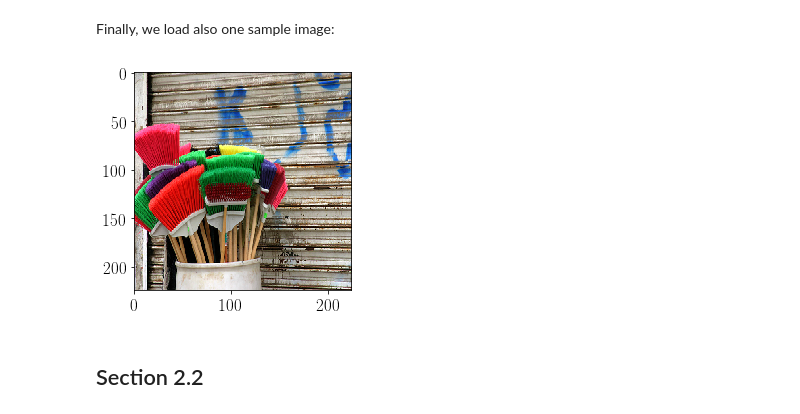
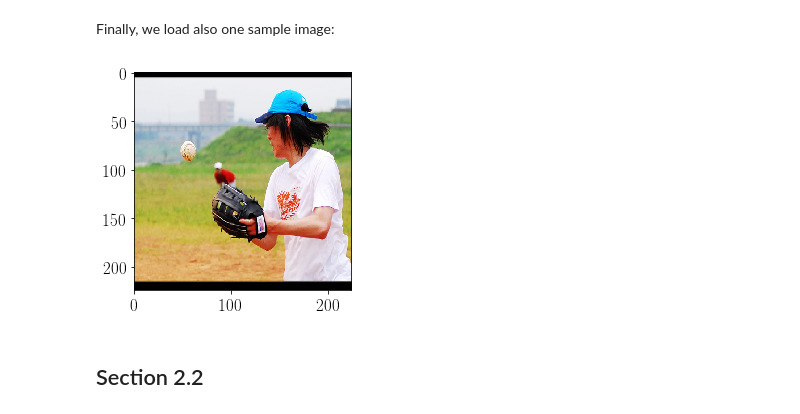
Before and after one commit to albermax/interpretable_ai_book__sw_chapter, a Jupyter notebook: notebooks/implementations.ipynb, the cells around one changed output. Saved outputs shown, nothing was run; the diff lists cells and outputs as text; code cells hidden in the pictures.

```diff
--- a/notebooks/implementations.ipynb
+++ b/notebooks/implementations.ipynb
@@ -100,20 +100,20 @@ Finally, we load also one sample image:
 # %%
 # Get some example test set images.
 images, label_to_class_name = eutils.get_imagenet_data(net['image_shape'][0])
 
 if not len(images):
     raise Exception('Please download the example images using: '
                     '\'innvestigate/examples/images/wget_imagenet_2011_samples.sh\'')
 
 # Choose a sample image and add batch axis
-x_not_pp = images[3][0][None, :, :, :]
+x_not_pp = images[2][0][None, :, :, :]
 # Preprocess it for VGG16
 x = imgnetutils.preprocess(x_not_pp, net)
 # Displaying the image
 plot.imshow(x_not_pp[0]/255)
 plot.show()
 # %% [output]
-[figure, old version]
+[figure, new version]
 # %% [markdown]
 ## Section 2.2
 # %% [markdown]
```
Also changed, not shown: parts of 17 cells of this notebook, 1 other file.
